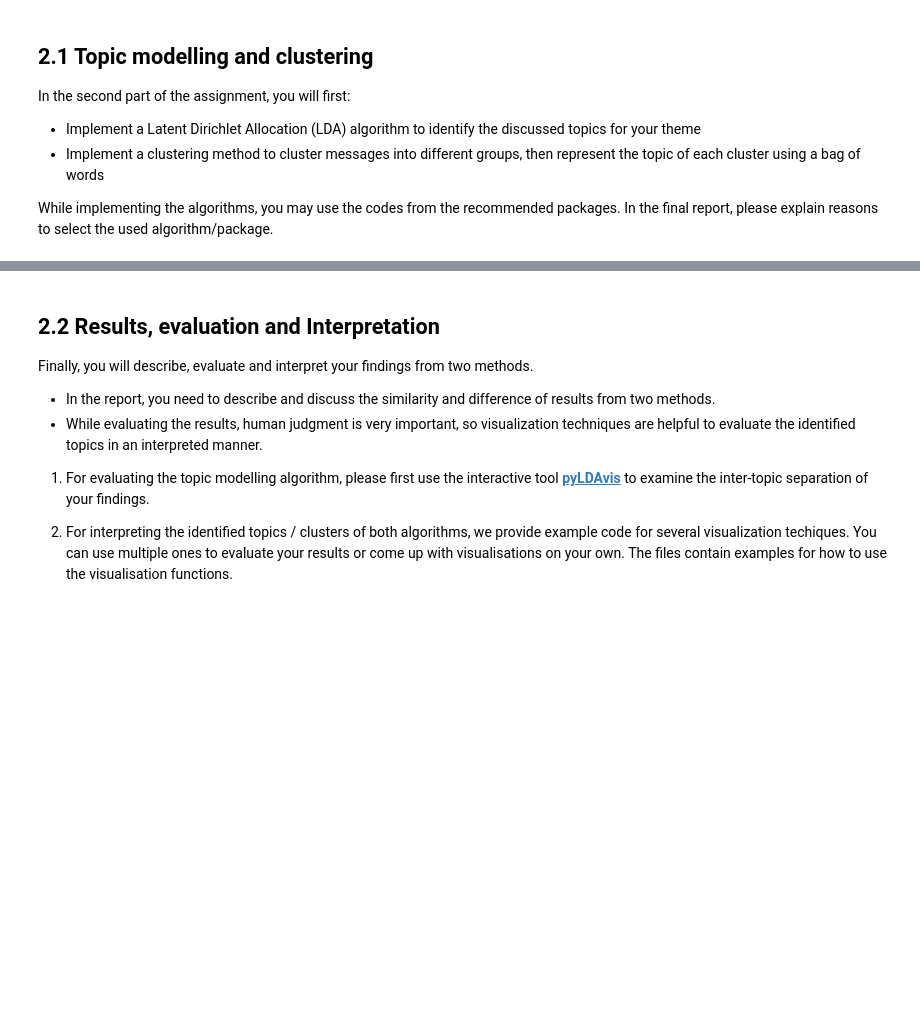
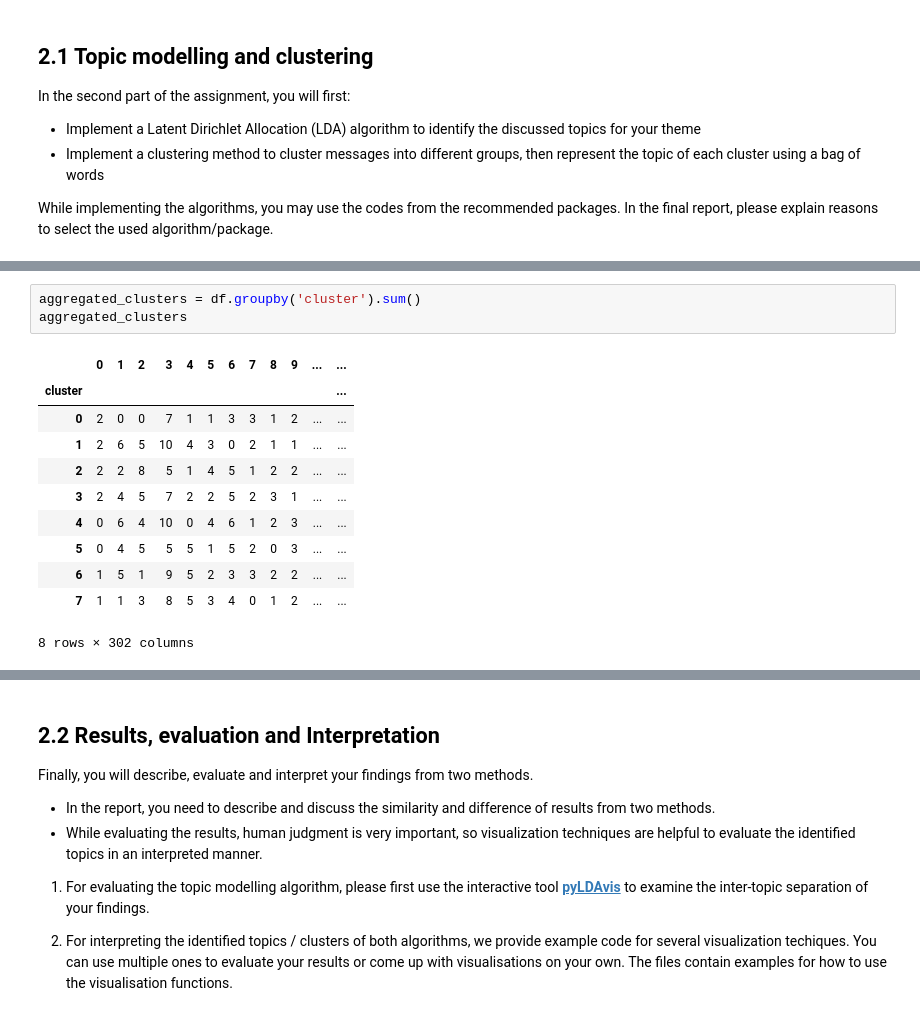
Before and after one commit to MarognaLorenzo/ApplicationOfMachineLearning, a Jupyter notebook: Assignment3/notebooks/Lorenzo.ipynb, the cells around one changed output, grey strips where cells are left out. Drawn from its saved outputs; the diff is of its cells as text; blank space fills up the shorter version.

```diff
--- a/Assignment3/notebooks/Lorenzo.ipynb
+++ b/Assignment3/notebooks/Lorenzo.ipynb
@@ -195,0 +364,15 @@ array([4, 0, 2, 5, 3, 5, 5, 4, 1, 1, 1, 0, 1, 0, 0, 2, 1, 5, 5, 0, 5, 0,
+# %%
+aggregated_clusters = df.groupby('cluster').sum()
+aggregated_clusters
+# %% [output]
+|  | 0 | 1 | 2 | 3 | 4 | 5 | 6 | 7 | 8 | 9 | ... | ... |
+| cluster |  |  |  |  |  |  |  |  |  |  |  | ... |
+| 0 | 2 | 0 | 0 | 7 | 1 | 1 | 3 | 3 | 1 | 2 | ... | ... |
+| 1 | 2 | 6 | 5 | 10 | 4 | 3 | 0 | 2 | 1 | 1 | ... | ... |
+| 2 | 2 | 2 | 8 | 5 | 1 | 4 | 5 | 1 | 2 | 2 | ... | ... |
+| 3 | 2 | 4 | 5 | 7 | 2 | 2 | 5 | 2 | 3 | 1 | ... | ... |
+| 4 | 0 | 6 | 4 | 10 | 0 | 4 | 6 | 1 | 2 | 3 | ... | ... |
+| 5 | 0 | 4 | 5 | 5 | 5 | 1 | 5 | 2 | 0 | 3 | ... | ... |
+| 6 | 1 | 5 | 1 | 9 | 5 | 2 | 3 | 3 | 2 | 2 | ... | ... |
+| 7 | 1 | 1 | 3 | 8 | 5 | 3 | 4 | 0 | 1 | 2 | ... | ... |
+8 rows × 302 columns
```
Also changed, not shown: parts of 26 cells of this notebook.
